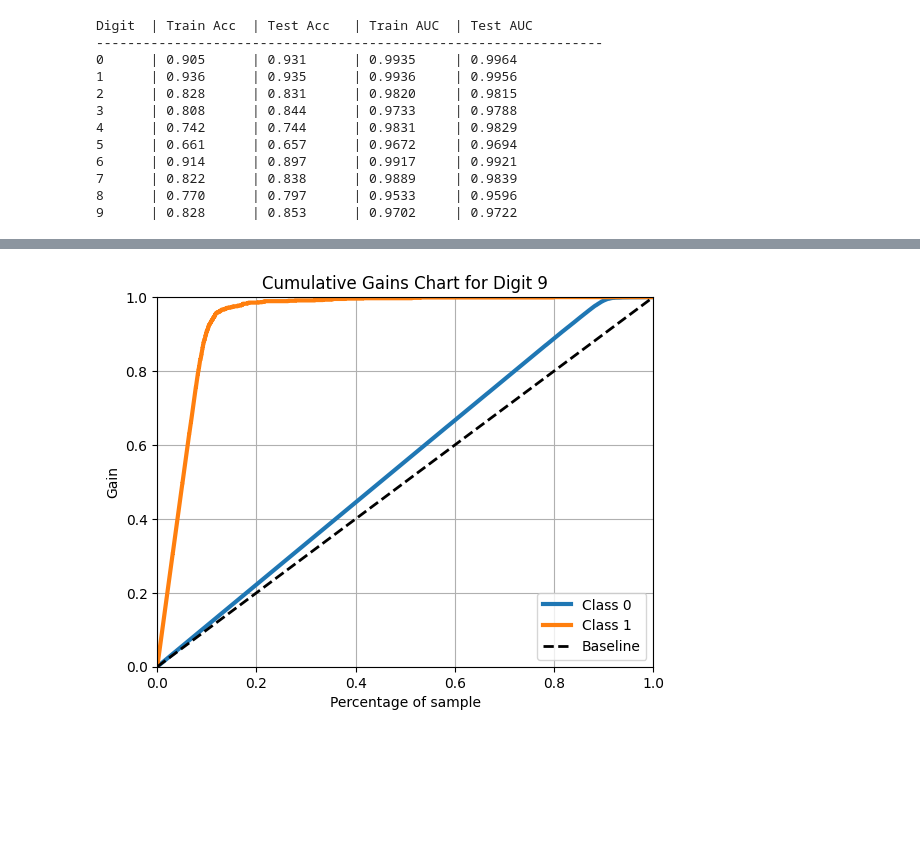
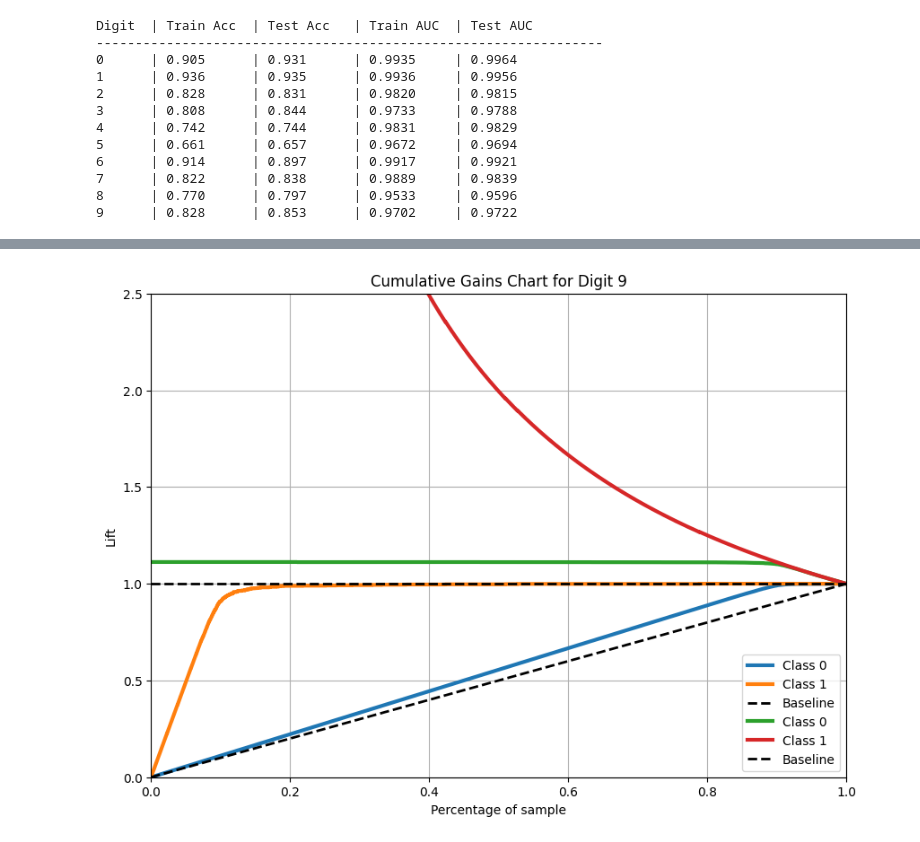
Before and after one commit to tyakovenko/CS552_Assignment2_PenguinsDataset, a Jupyter notebook: codeFile.ipynb, the cells around one changed output, grey strips where cells are left out. Drawn from its saved outputs; the diff is of its cells as text; code cells hidden in the pictures; blank space fills up the shorter version.

```diff
--- a/codeFile.ipynb
+++ b/codeFile.ipynb
@@ -279,21 +324,33 @@ Linear Regression | 0.9327   | 0.9259   | 0.9950   | 0.9942
 Naive Bayes     | 0.8246   | 0.8357   | 0.9797   | 0.9812
 # %%
 #plot the gains curves - lr keras
+fig, ax = plt.subplots(figsize=(10, 7))
+
 target_digit = 9
 title = f"Cumulative Gains Chart for Digit {target_digit}"
 y_test_binary = (y_test == target_digit).astype(int)
 
 #class 0 -> probability that the digit is not the digit of interest
 prob_target = y_probs[:, target_digit]
 probs_binary = np.column_stack((1 - prob_target, prob_target))
 
 # 4. Plot
-skplt.metrics.plot_cumulative_gain(y_test_binary, probs_binary)
+skplt.metrics.plot_cumulative_gain(y_test_binary, probs_binary, ax=ax)
+skplt.metrics.plot_lift_curve(
+    y_test_binary,
+    probs_binary,
+    ax=ax
+)
+
+
+ax.set_ylim(0, 2.5)
+
+
 plt.title(title)
 plt.savefig(title + '.png', dpi=300, bbox_inches='tight')
 plt.show()
 # %% [output]
-[figure, old version]
+[figure, new version]
 # %%
 target_digit = 9
 title = f"Cumulative Gains Chart for Digit {target_digit} - Naive Bayes"
```
Also changed, not shown: parts of 5 cells of this notebook, 22 other files.
